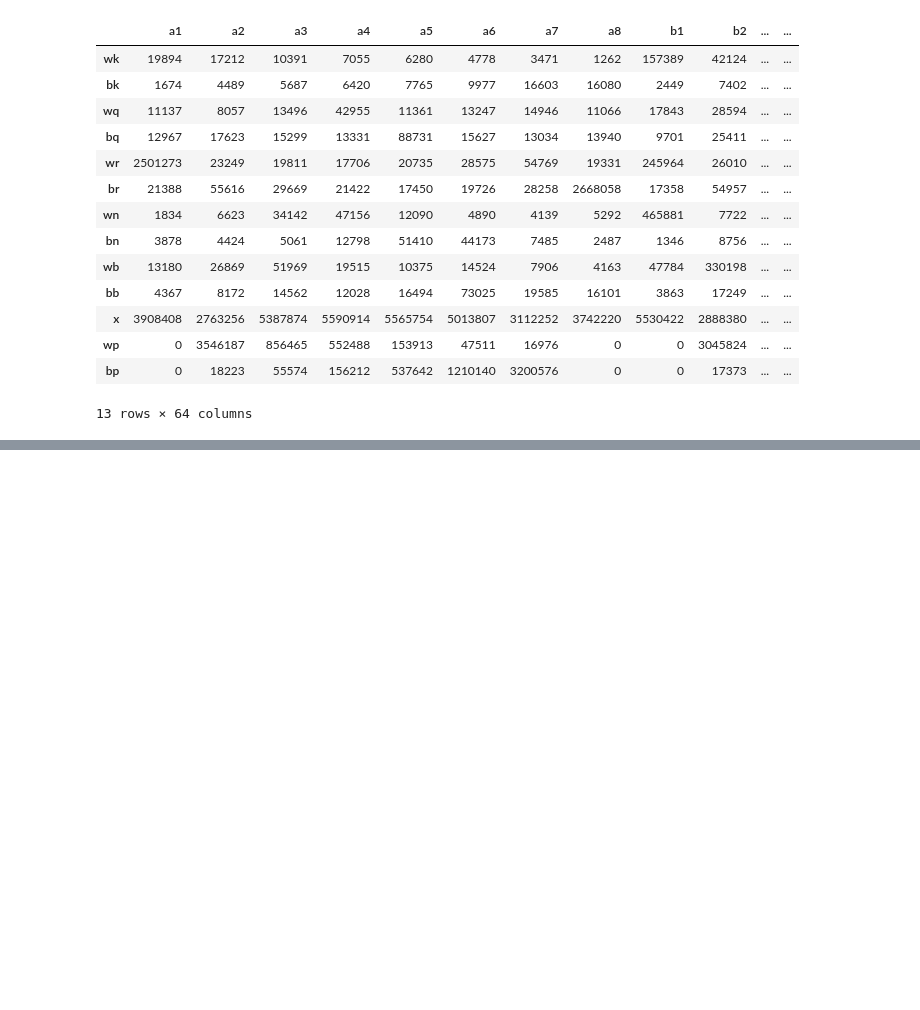
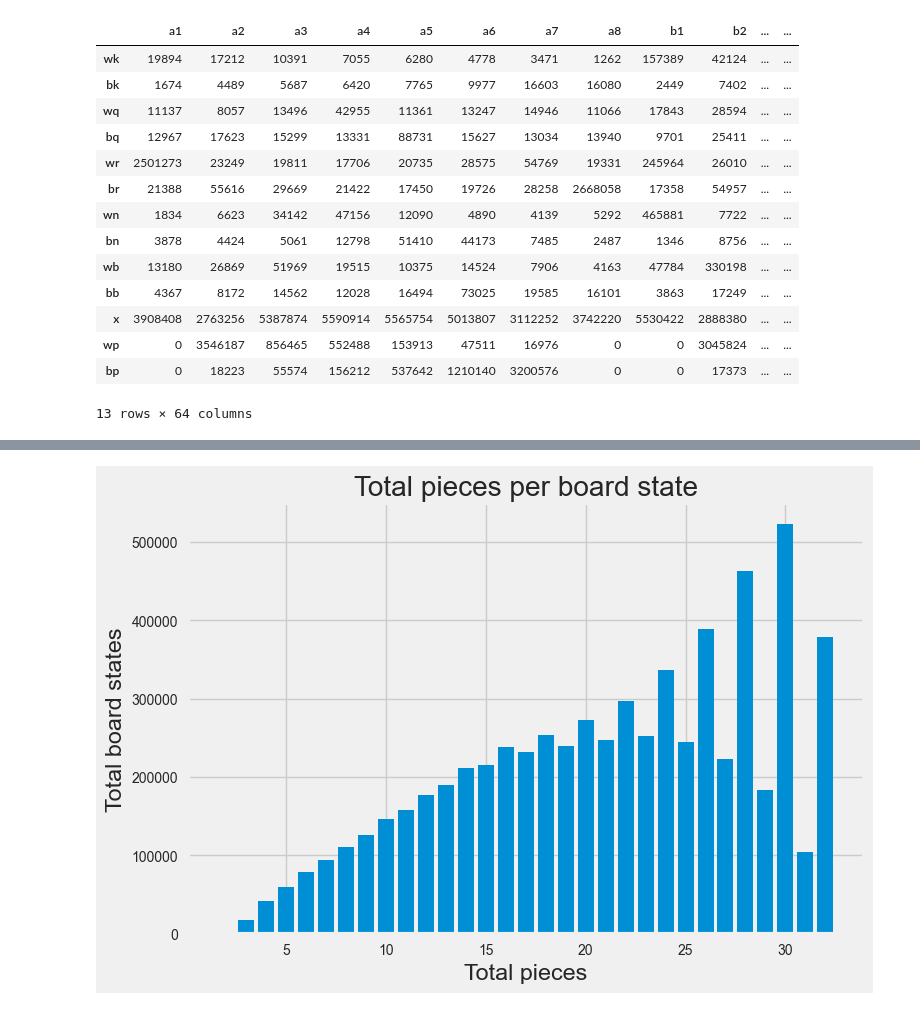
Before and after one commit to fishac/PoorEyesightChess, a Jupyter notebook: GetSquarePieceOccurrences.ipynb, the cells around one changed output, grey strips where cells are left out. Cells and saved outputs as stored; diff of their text form; code cells hidden in the pictures; blank space fills up the shorter version.

```diff
--- a/GetSquarePieceOccurrences.ipynb
+++ b/GetSquarePieceOccurrences.ipynb
@@ -70,0 +100,2 @@ Square a6: [4778, 9977, 13247, 15627, 28575, 19726, 4890, 44173, 14524, 73025, 5
+# %%
+df2 = pd.read_csv('./board_states_trimmed_shuffled.csv')
@@ -70,0 +118,3 @@ Square a6: [4778, 9977, 13247, 15627, 28575, 19726, 4890, 44173, 14524, 73025, 5
+# %%
+total_pieces = (df2 != 'x').astype(int).sum(axis=1)
+total_pieces.name = 'total_pieces'
@@ -70,0 +136,2 @@ Square a6: [4778, 9977, 13247, 15627, 28575, 19726, 4890, 44173, 14524, 73025, 5
+# %%
+total_pieces_df = pd.DataFrame(total_pieces).groupby(by='total_pieces').size()
@@ -70,0 +170,11 @@ Square a6: [4778, 9977, 13247, 15627, 28575, 19726, 4890, 44173, 14524, 73025, 5
+# %%
+fig,ax=plt.subplots()
+plt.bar(total_pieces_df.index,total_pieces_df)
+plt.title('Total pieces per board state')
+plt.ylabel('Total board states')
+plt.xlabel('Total pieces')
+#ax.bar_label(ax.containers[0], label_type='edge', fmt='%.0f')
+plt.tight_layout()
+plt.savefig('./figs/total_pieces_all.pdf')
+# %% [output]
+[figure, added]
```
Also changed, not shown: parts of 11 cells of this notebook, 30 other files.
